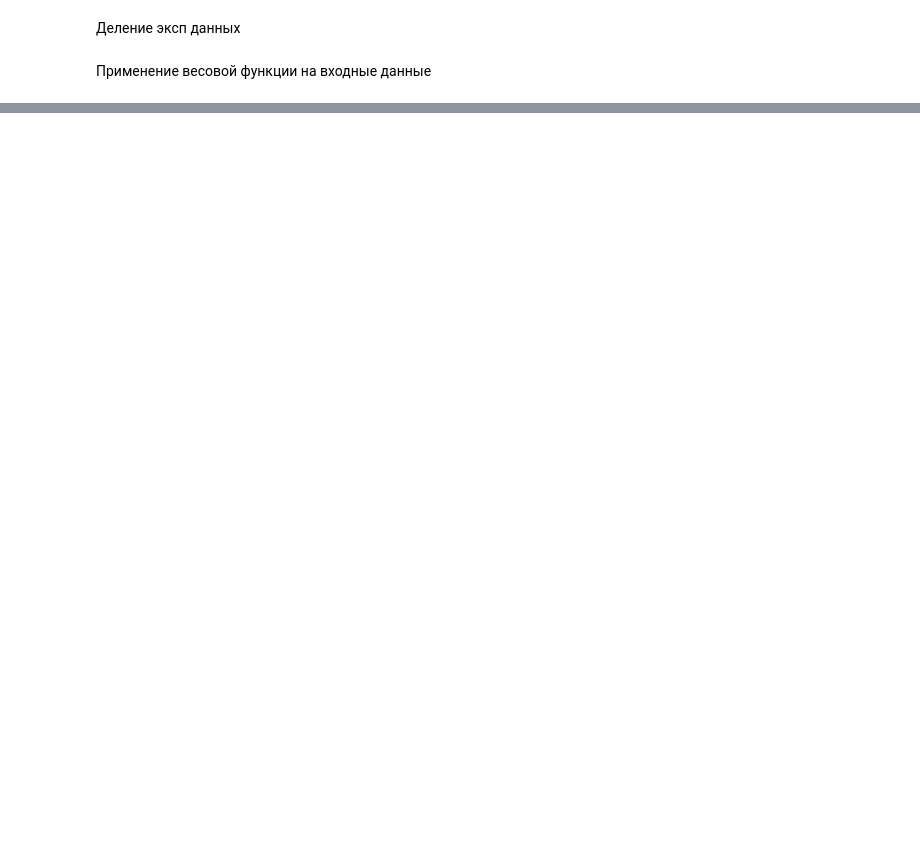
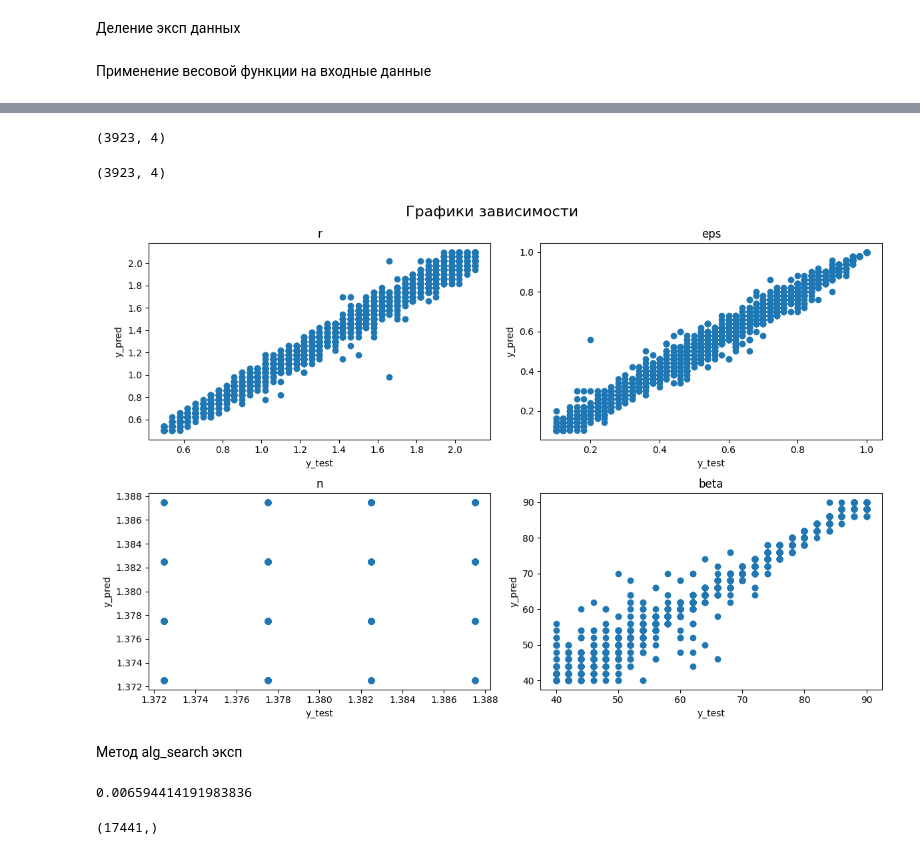
Before and after one commit to ka-50bs/InvBloodSolver, a Jupyter notebook: scripts/check_book.ipynb, the cells around one changed output, grey strips where cells are left out. Cells and saved outputs as stored; diff of their text form; code cells hidden in the pictures; blank space fills up the shorter version.

```diff
--- a/scripts/check_book.ipynb
+++ b/scripts/check_book.ipynb
@@ -153,0 +186,7 @@ weight = weight_formula(θ)
+# %%
+tree = KDTree(X_train_weighted, leaf_size=10)
+time_one = time.time()
+s = pickle.dumps(tree)
+tree_copy = pickle.loads(s)
+dist, ind = tree_copy.query(X_test_weighted, k=1)
+time_two = time.time()
@@ -153,0 +208,2 @@ weight = weight_formula(θ)
+# %%
+result_array = y_train.values[ind[:, 0]]
@@ -153,0 +220,31 @@ weight = weight_formula(θ)
+# %%
+result_array.shape
+# %% [output]
+(3923, 4)
+# %%
+y_test_array.shape
+# %% [output]
+(3923, 4)
+# %%
+# Задаем названия осей и заголовок графика
+fig, axs = plt.subplots(2, 2, figsize=(12, 8))
+fig.suptitle("Графики зависимости", fontsize=16)
+
+# Заголовки и массивы данных для построения графиков
+titles = ["r", "eps", "n", "beta"]
+data_arrays = [y_test_array[:, i] for i in range(4)]
+
+# Создаем графики
+for i, ax in enumerate(axs.flat):
+    ax.plot(data_arrays[i], result_array[:, i], 'o')
+    ax.set_xlabel("y_test")
+    ax.set_ylabel("y_pred")
+    ax.set_title(titles[i])
+
+# Отобразить графики
+plt.tight_layout()
+plt.show()
+# %% [output]
+[figure, added]
+# %% [markdown]
+Метод alg_search эксп
@@ -153,0 +258,5 @@ weight = weight_formula(θ)
+# %%
+# Время выполнения одной строки
+(time_two - time_one) / len(X_test_weighted)
+# %% [output]
+0.006594414191983836
@@ -153,0 +268,4 @@ weight = weight_formula(θ)
+# %%
+index_alg_exp.shape
+# %% [output]
+(17441,)
```
Also changed, not shown: parts of 26 cells of this notebook, 9 other files.
